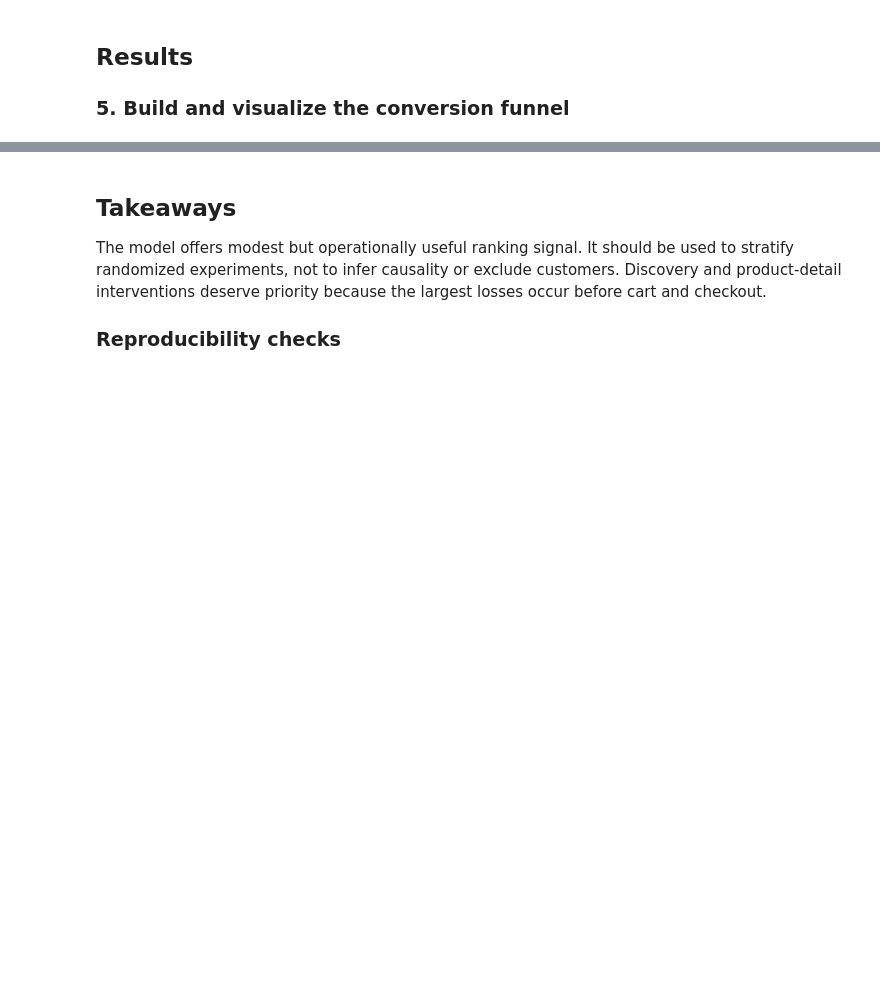
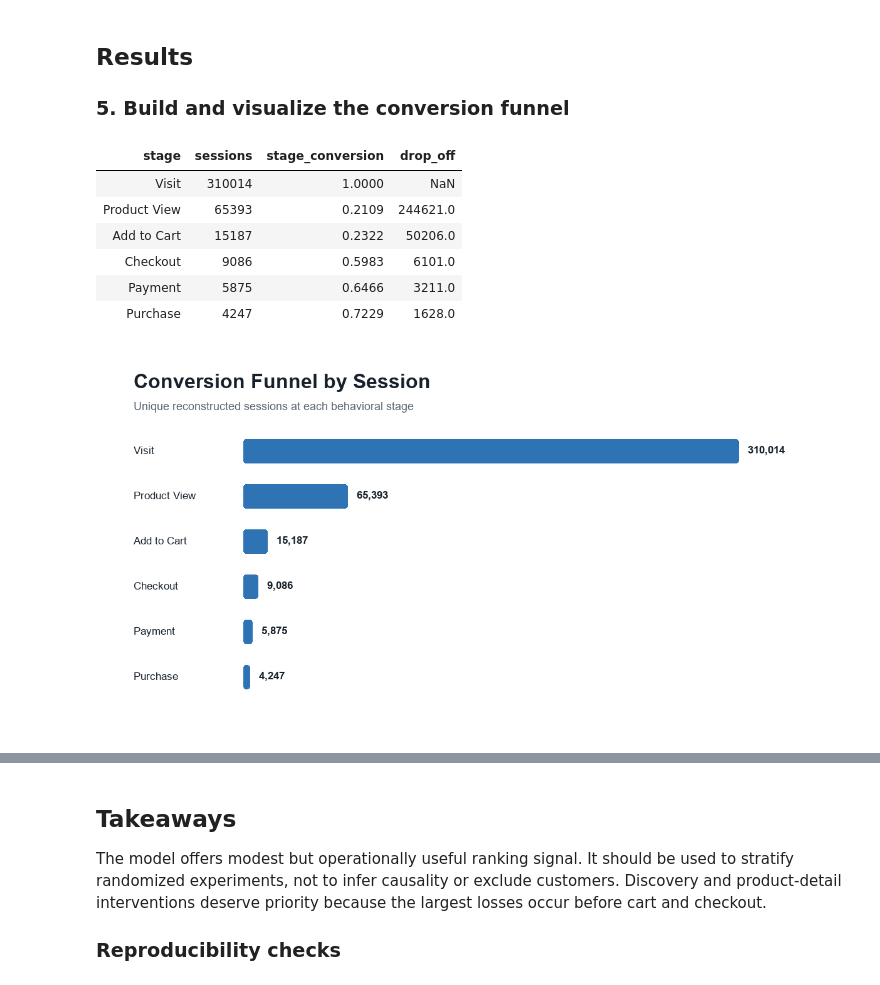
Before and after one commit to Nanase1994/ecommerce-conversion-analytics, a Jupyter notebook: Ecommerce_Conversion_Analytics_Integrated.ipynb, the cells around one changed output, grey strips where cells are left out. Saved outputs shown, nothing was run; the diff lists cells and outputs as text; code cells hidden in the pictures; blank space fills up the shorter version.

```diff
--- a/Ecommerce_Conversion_Analytics_Integrated.ipynb
+++ b/Ecommerce_Conversion_Analytics_Integrated.ipynb
@@ -106,3 +106,37 @@ display(kpis)
 ## Results
 
 ### 5. Build and visualize the conversion funnel
+# %%
+funnel = pd.DataFrame({
+    "stage": ["Visit", "Product View", "Add to Cart", "Checkout", "Payment", "Purchase"],
+    "sessions": [
+        len(df), int(df["viewed_product"].sum()), int(df["added_to_cart"].sum()),
+        int(df["began_checkout"].sum()), int(df["added_payment_info"].sum()),
+        int(df["converted"].sum()),
+    ],
+})
+funnel["stage_conversion"] = funnel["sessions"] / funnel["sessions"].shift(1)
+funnel.loc[0, "stage_conversion"] = 1.0
+funnel["drop_off"] = funnel["sessions"].shift(1) - funnel["sessions"]
+display(funnel)
+
+fig, ax = plt.subplots(figsize=(11, 5.5))
+bars = ax.barh(funnel["stage"], funnel["sessions"], color=COLORS[0])
+ax.invert_yaxis()
+ax.set_title("Conversion Funnel by Session", loc="left", fontsize=16, weight="bold", pad=16)
+ax.set_xlabel("Sessions")
+ax.margins(x=0.22)
+for bar, value in zip(bars, funnel["sessions"]):
+    ax.text(value + 4000, bar.get_y() + bar.get_height()/2, f"{value:,}", va="center")
+ax.spines[["top", "right", "left"]].set_visible(False)
+plt.tight_layout()
+plt.show()
+# %% [output]
+| stage | sessions | stage_conversion | drop_off |
+| Visit | 310014 | 1.0000 | NaN |
+| Product View | 65393 | 0.2109 | 244621.0 |
+| Add to Cart | 15187 | 0.2322 | 50206.0 |
+| Checkout | 9086 | 0.5983 | 6101.0 |
+| Payment | 5875 | 0.6466 | 3211.0 |
+| Purchase | 4247 | 0.7229 | 1628.0 |
+[figure, added]
```
Also changed, not shown: parts of 12 cells of this notebook.
